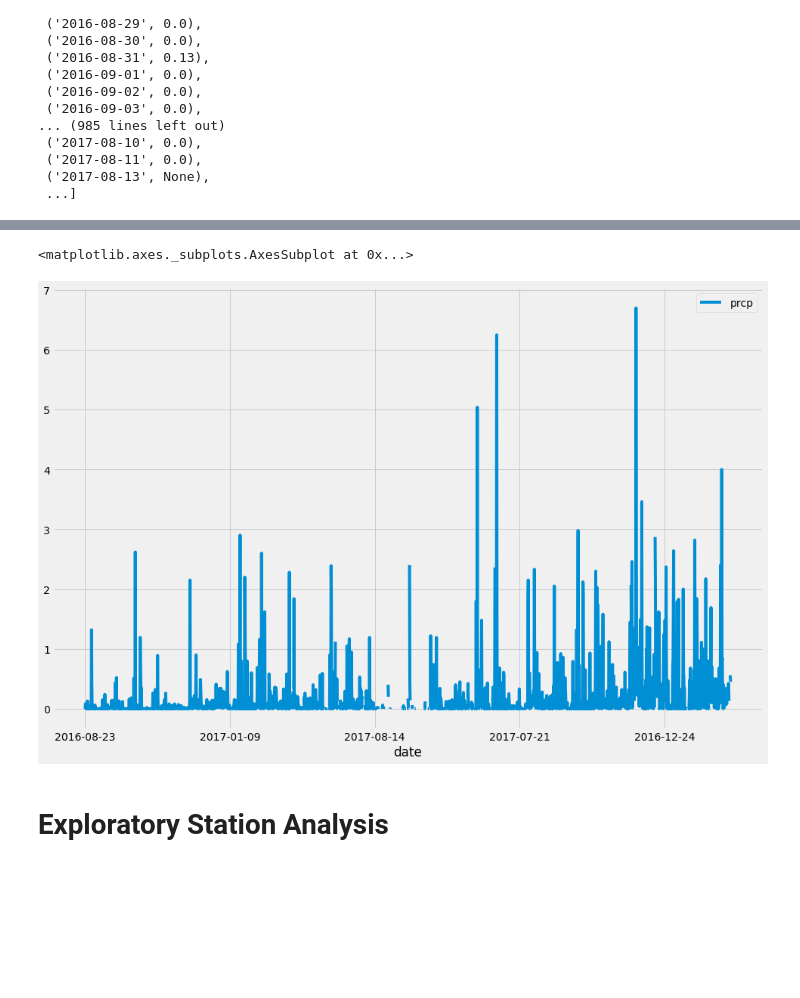
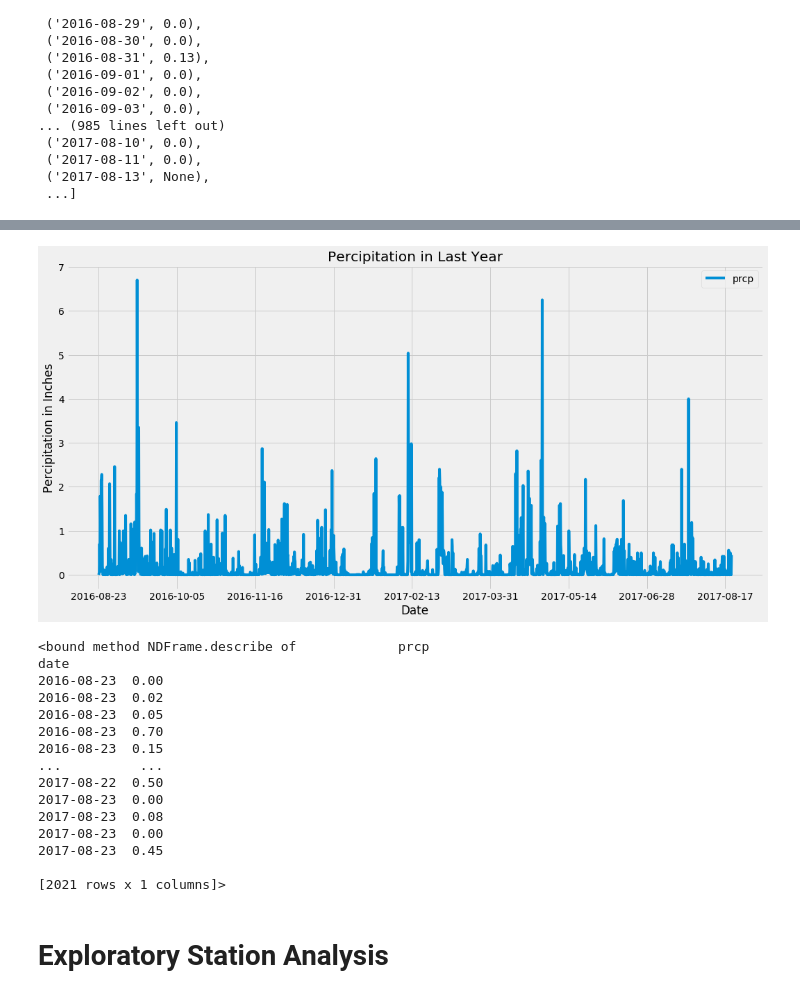
Before and after one commit to cell2silicon/sqlalchemy-challenge, a Jupyter notebook: climate_starter.ipynb, the cells around one changed output, grey strips where cells are left out. Saved outputs shown, nothing was run; the diff lists cells and outputs as text; code cells hidden in the pictures; blank space fills up the shorter version.

```diff
--- a/climate_starter.ipynb
+++ b/climate_starter.ipynb
@@ -121,7 +121,5 @@ perc_score
 # %%
 # Save the query results as a Pandas DataFrame and set the index to the date column Sort the dataframe by date
 perc_df = pd.DataFrame(perc_score)
-# perc_df
-final_perc = perc_df.set_index('date')
-final_perc
-# final_perc.sort_values(by=['date'])
+final_perc = perc_df.set_index('date').dropna()
+final_perc = final_perc.sort_values(by=['date'])
@@ -143,13 +126,28 @@ final_perc
 # %%
 # Use Pandas Plotting with Matplotlib to plot the data
-final_perc.plot(figsize=(15, 10))
-# plt.xlabel = ("Date")
-# plt.ylabel = ("Percipitation in Inches")
-# plt.title = ("Percipitation in Last Year")
+(final_perc.plot(title="Percipitation in Last Year", figsize=(16, 8)).set(xlabel='Date',
+         ylabel='Percipitation in Inches'))
+plt.show()
 # %% [output]
-<matplotlib.axes._subplots.AxesSubplot at 0x...>
-[figure, old version]
+[figure, new version]
 # %%
 # Use Pandas to calcualte the summary statistics for the precipitation data
+final_perc.describe
+# %% [output]
+<bound method NDFrame.describe of             prcp
+date
+2016-08-23  0.00
+2016-08-23  0.02
+2016-08-23  0.05
+2016-08-23  0.70
+2016-08-23  0.15
+...          ...
+2017-08-22  0.50
+2017-08-23  0.00
+2017-08-23  0.08
+2017-08-23  0.00
+2017-08-23  0.45
+
+[2021 rows x 1 columns]>
 # %% [markdown]
 # Exploratory Station Analysis
```
Also changed, not shown: parts of 14 cells of this notebook.
